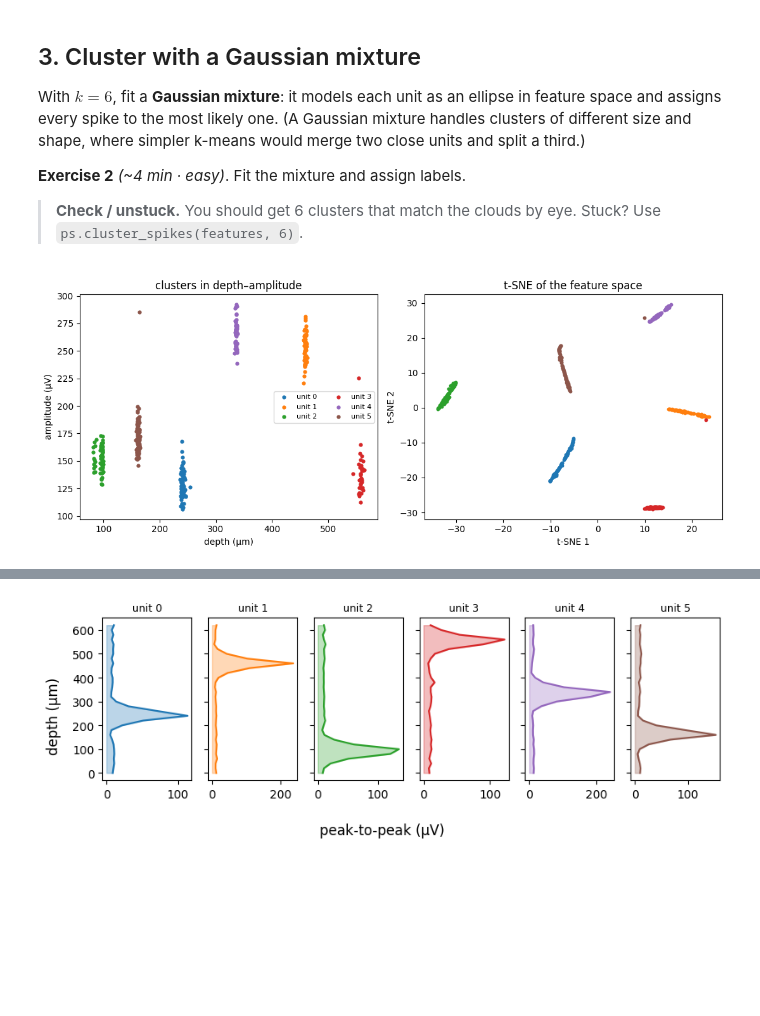
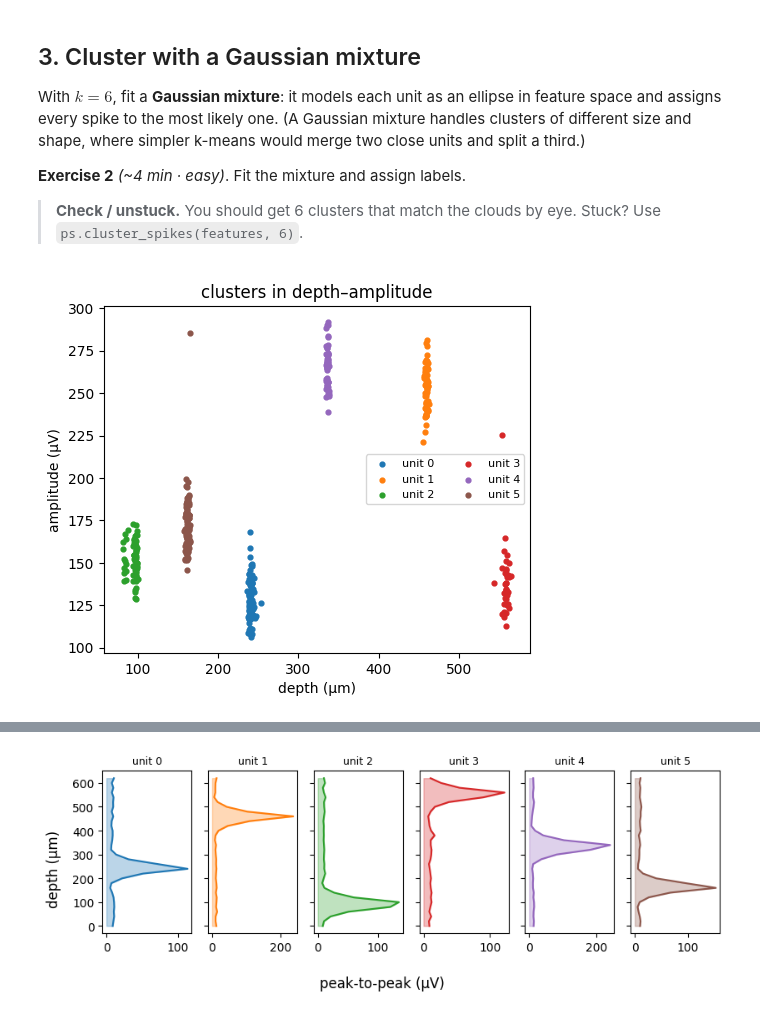
Before and after one commit to stootoon/swc-en-2026, a Jupyter notebook: ephys-pop/notebooks/05_clustering_solutions.ipynb, the cells around one changed output, grey strips where cells are left out. Saved outputs shown, nothing was run; the diff lists cells and outputs as text; code cells hidden in the pictures; blank space fills up the shorter version.

```diff
--- a/ephys-pop/notebooks/05_clustering_solutions.ipynb
+++ b/ephys-pop/notebooks/05_clustering_solutions.ipynb
@@ -134,17 +158,9 @@ close units and split a third.)
 
 > **Check / unstuck.** You should get 6 clusters that match the clouds by eye. Stuck?
 > Use `ps.cluster_spikes(features, 6)`.
-# %%
-labels = GaussianMixture(6, n_init=10, random_state=0).fit_predict(features)
-
-fig, axes = plt.subplots(1, 2, figsize=(11, 4.5))
-ps.plotting.plot_feature_space(depth, amplitude, labels, ax=axes[0],
-                               title="clusters in depth–amplitude")
-emb = ps.tsne_embedding(features)
-for u in np.unique(labels):
-    m = labels == u
-    axes[1].scatter(emb[m, 0], emb[m, 1], s=10, color=ps.plotting.unit_color(int(u)))
-axes[1].set_title("t-SNE of the feature space"); axes[1].set_xlabel("t-SNE 1"); axes[1].set_ylabel("t-SNE 2")
-plt.tight_layout(); plt.show()
-# %% [output]
-[figure, removed]
+# %%
+labels = GaussianMixture(6, n_init=10, random_state=0).fit_predict(features)
+ps.plotting.plot_feature_space(depth, amplitude, labels, title="clusters in depth–amplitude")
+plt.show()
+# %% [output]
+[figure, added]
```
Also changed, not shown: parts of 6 cells of this notebook, 2 other files.
